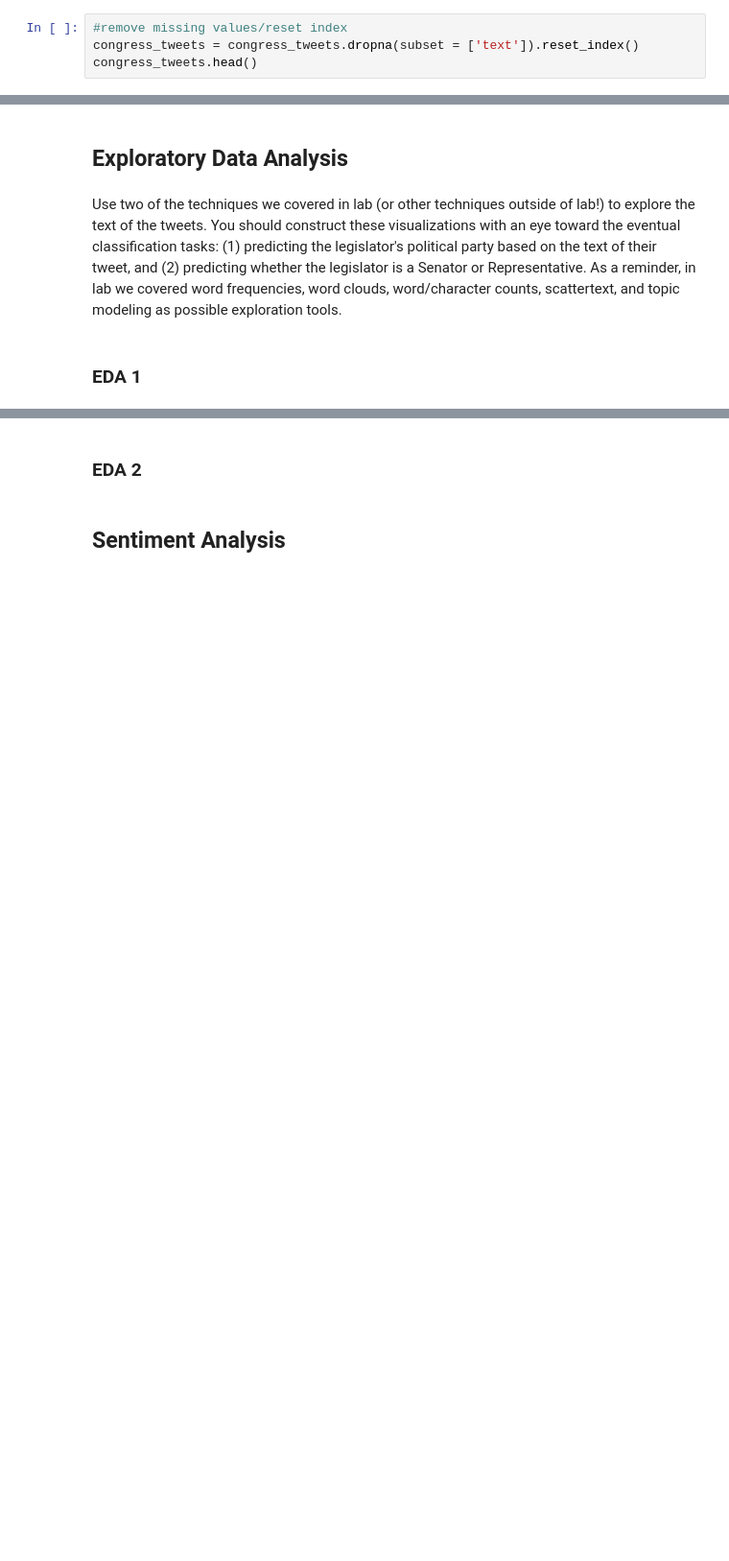
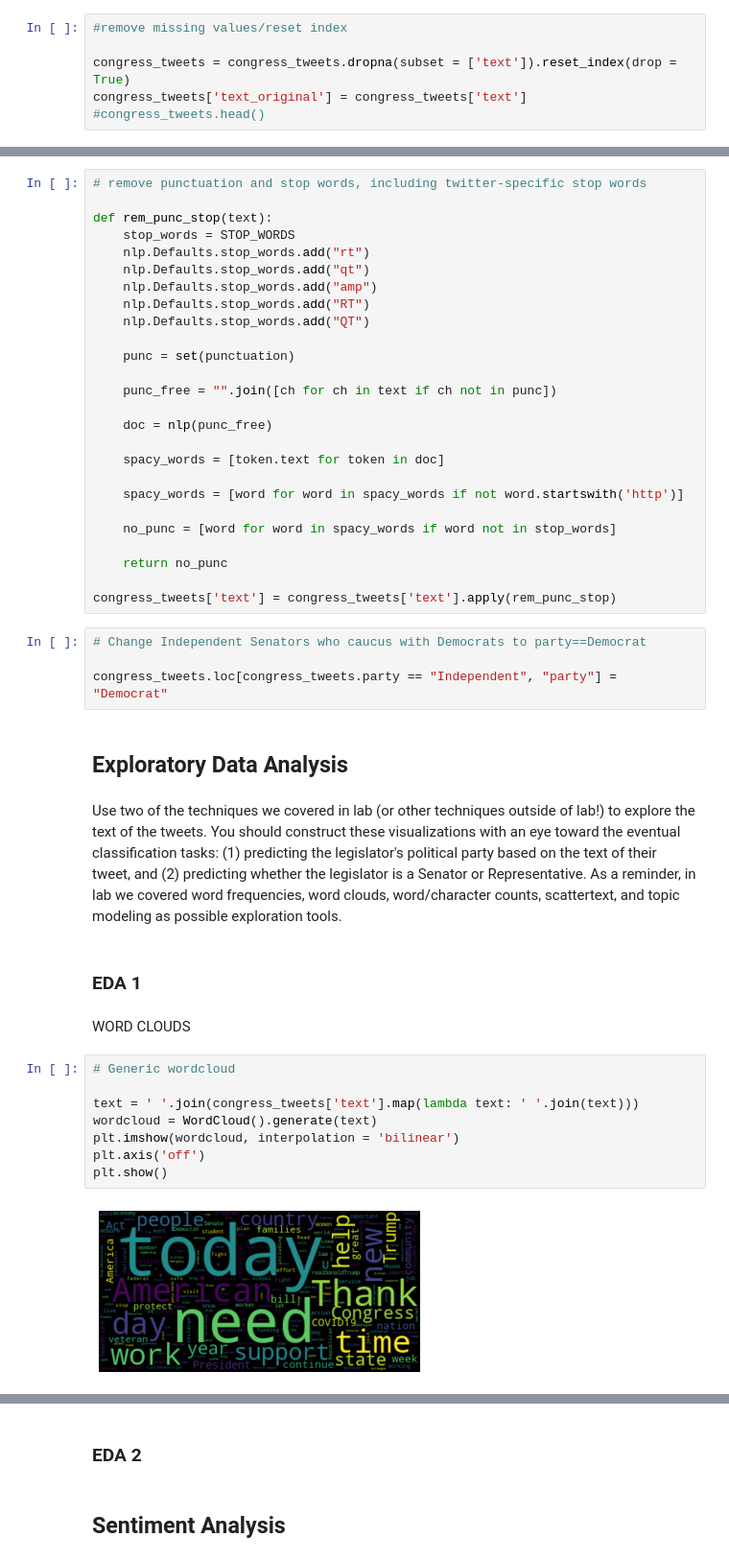
Before and after one commit to ireminal/CSS_Project5_Group1, a Jupyter notebook: Project 5 Student.ipynb, the cells around one changed output, grey strips where cells are left out. Shown at 96% size. Cells and saved outputs as stored; diff of their text form; blank space fills up the shorter version.

```diff
--- a/Project 5 Student.ipynb
+++ b/Project 5 Student.ipynb
@@ -62,5 +61,7 @@ The first step in working with text data is to preprocess it. Make sure you do t
 As you search online, you might run into solutions that rely on regular expressions. You are free to use these, but you should also be able to preprocess using the techniques we covered in lab. Specifically, we encourage you to use spaCy's token attributes and string methods to do some of this text preprocessing.
 # %%
 #remove missing values/reset index
-congress_tweets = congress_tweets.dropna(subset = ['text']).reset_index()
-congress_tweets.head()
+
+congress_tweets = congress_tweets.dropna(subset = ['text']).reset_index(drop = True)
+congress_tweets['text_original'] = congress_tweets['text']
+#congress_tweets.head()
@@ -113,9 +87,51 @@ def remove_emoji(text):
     return emoji_pattern.sub(r'', text)
 
 congress_tweets['text'] = congress_tweets['text'].apply(remove_emoji)
+# %%
+# remove punctuation and stop words, including twitter-specific stop words
+
+def rem_punc_stop(text):
+    stop_words = STOP_WORDS
+    nlp.Defaults.stop_words.add("rt")
+    nlp.Defaults.stop_words.add("qt")
+    nlp.Defaults.stop_words.add("amp")
+    nlp.Defaults.stop_words.add("RT")
+    nlp.Defaults.stop_words.add("QT")
+
+    punc = set(punctuation)
+
+    punc_free = "".join([ch for ch in text if ch not in punc])
+
+    doc = nlp(punc_free)
+
+    spacy_words = [token.text for token in doc]
+
+    spacy_words = [word for word in spacy_words if not word.startswith('http')]
+
+    no_punc = [word for word in spacy_words if word not in stop_words]
+
+    return no_punc
+
+congress_tweets['text'] = congress_tweets['text'].apply(rem_punc_stop)
+# %%
+# Change Independent Senators who caucus with Democrats to party==Democrat
+
+congress_tweets.loc[congress_tweets.party == "Independent", "party"] = "Democrat"
 # %% [markdown]
 ## Exploratory Data Analysis
 # %% [markdown]
 Use two of the techniques we covered in lab (or other techniques outside of lab!) to explore the text of the tweets. You should construct these visualizations with an eye toward the eventual classification tasks: (1) predicting the legislator's political party based on the text of their tweet, and (2) predicting whether the legislator is a Senator or Representative. As a reminder, in lab we covered word frequencies, word clouds, word/character counts, scattertext, and topic modeling as possible exploration tools.
 # %% [markdown]
 ### EDA 1
+# %% [markdown]
+WORD CLOUDS
+# %%
+# Generic wordcloud
+
+text = ' '.join(congress_tweets['text'].map(lambda text: ' '.join(text)))
+wordcloud = WordCloud().generate(text)
+plt.imshow(wordcloud, interpolation = 'bilinear')
+plt.axis('off')
+plt.show()
+# %% [output]
+[figure, added]
```
Also changed, not shown: parts of 16 cells of this notebook.
